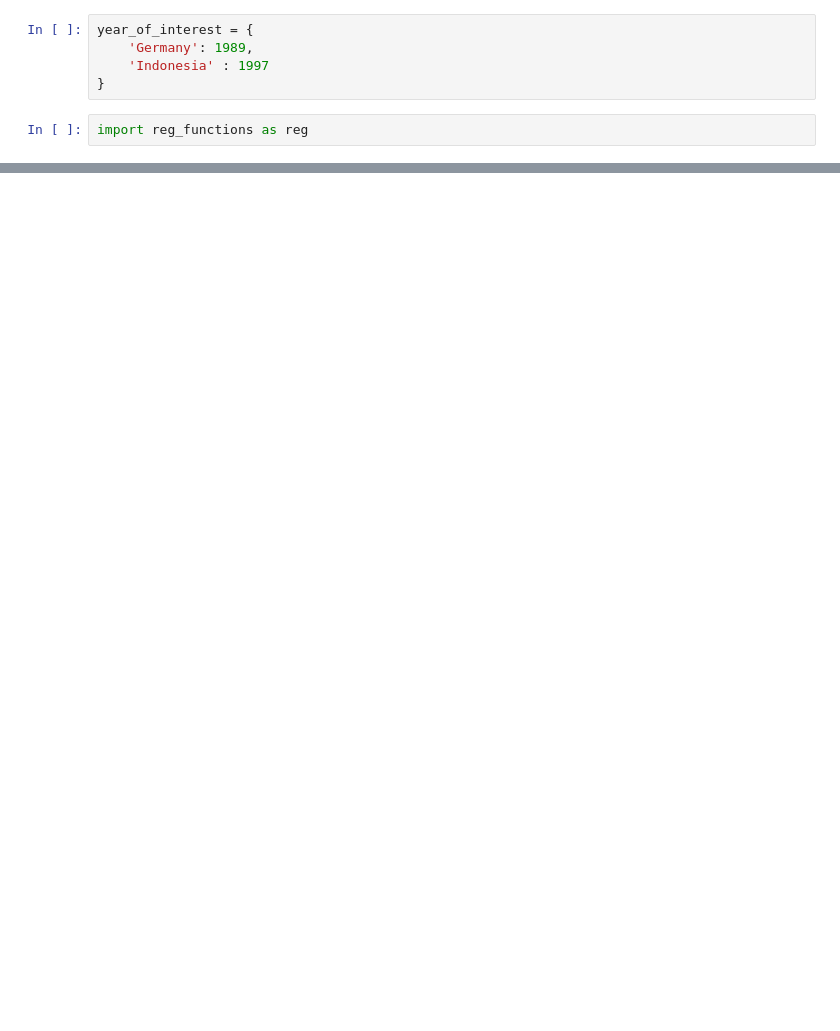
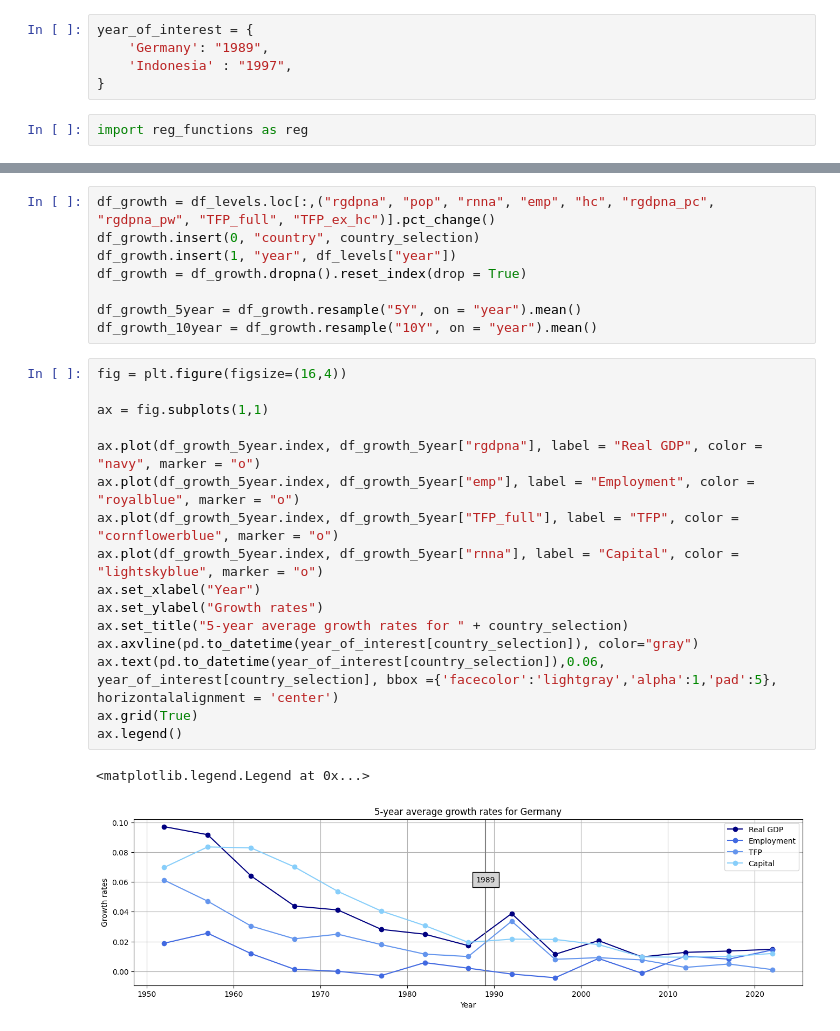
Before and after one commit to ollie-gregory/EC2B1_Coursework, a Jupyter notebook: Germany.ipynb, the cells around one changed output, grey strips where cells are left out. Saved outputs shown, nothing was run; the diff lists cells and outputs as text; blank space fills up the shorter version.

Commit message:
create growth rates dataframe

```diff
--- a/Germany.ipynb
+++ b/Germany.ipynb
@@ -59,7 +50,7 @@ df_levels.head()
 # %%
 year_of_interest = {
-    'Germany': 1989,
-    'Indonesia' : 1997
+    'Germany': "1989",
+    'Indonesia' : "1997",
 }
 # %%
 import reg_functions as reg
@@ -75,0 +120,27 @@ plt.grid(True)
+# %%
+df_growth = df_levels.loc[:,("rgdpna", "pop", "rnna", "emp", "hc", "rgdpna_pc", "rgdpna_pw", "TFP_full", "TFP_ex_hc")].pct_change()
+df_growth.insert(0, "country", country_selection)
+df_growth.insert(1, "year", df_levels["year"])
+df_growth = df_growth.dropna().reset_index(drop = True)
+
+df_growth_5year = df_growth.resample("5Y", on = "year").mean()
+df_growth_10year = df_growth.resample("10Y", on = "year").mean()
+# %%
+fig = plt.figure(figsize=(16,4))
+
+ax = fig.subplots(1,1)
+
+ax.plot(df_growth_5year.index, df_growth_5year["rgdpna"], label = "Real GDP", color = "navy", marker = "o")
+ax.plot(df_growth_5year.index, df_growth_5year["emp"], label = "Employment", color = "royalblue", marker = "o")
+ax.plot(df_growth_5year.index, df_growth_5year["TFP_full"], label = "TFP", color = "cornflowerblue", marker = "o")
+ax.plot(df_growth_5year.index, df_growth_5year["rnna"], label = "Capital", color = "lightskyblue", marker = "o")
+ax.set_xlabel("Year")
+ax.set_ylabel("Growth rates")
+ax.set_title("5-year average growth rates for " + country_selection)
+ax.axvline(pd.to_datetime(year_of_interest[country_selection]), color="gray")
+ax.text(pd.to_datetime(year_of_interest[country_selection]),0.06, year_of_interest[country_selection], bbox ={'facecolor':'lightgray','alpha':1,'pad':5}, horizontalalignment = 'center')
+ax.grid(True)
+ax.legend()
+# %% [output]
+<matplotlib.legend.Legend at 0x...>
+[figure, added]
```
Also changed, not shown: parts of 7 cells of this notebook.
